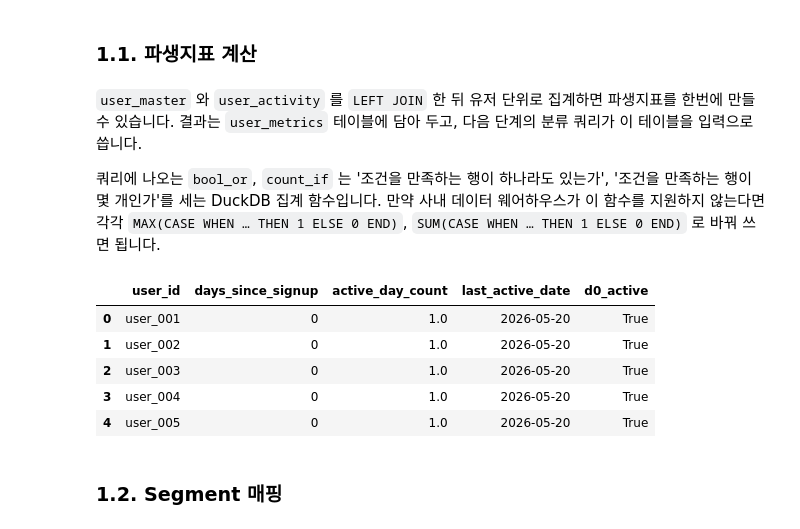
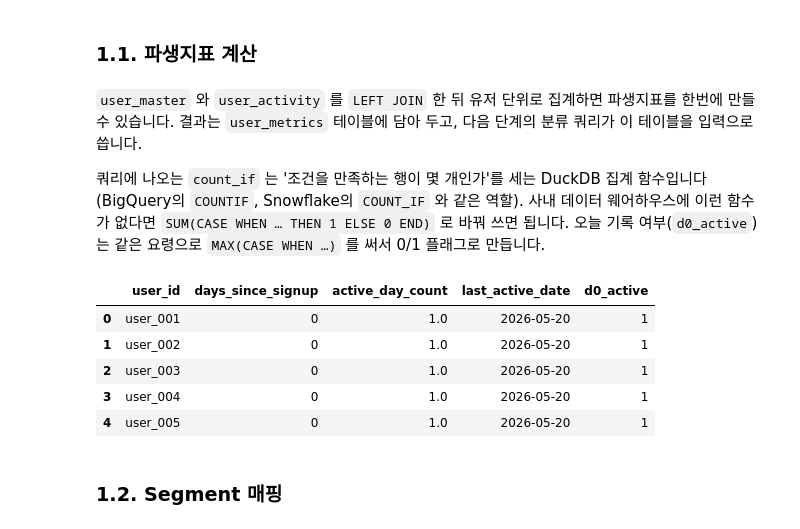
Before and after one commit to duilee/data_analysis_101, a Jupyter notebook: 01_DAU_차트를_봐서는_DAU를_올릴_수_없다/dau_segment.ipynb, the cells around one changed output. Drawn from its saved outputs; the diff is of its cells as text; code cells hidden in the pictures.

```diff
--- a/01_DAU_차트를_봐서는_DAU를_올릴_수_없다/dau_segment.ipynb
+++ b/01_DAU_차트를_봐서는_DAU를_올릴_수_없다/dau_segment.ipynb
@@ -101,37 +100,38 @@ Note: you may need to restart the kernel to use updated packages.
 한번에 만들 수 있습니다. 결과는 `user_metrics` 테이블에 담아 두고, 다음 단계의 분류 쿼리가
 이 테이블을 입력으로 씁니다.
 
-쿼리에 나오는 `bool_or`, `count_if` 는 '조건을 만족하는 행이 하나라도 있는가',
-'조건을 만족하는 행이 몇 개인가'를 세는 DuckDB 집계 함수입니다. 만약 사내 데이터
-웨어하우스가 이 함수를 지원하지 않는다면 각각 `MAX(CASE WHEN … THEN 1 ELSE 0 END)`,
-`SUM(CASE WHEN … THEN 1 ELSE 0 END)` 로 바꿔 쓰면 됩니다.
+쿼리에 나오는 `count_if` 는 '조건을 만족하는 행이 몇 개인가'를 세는 DuckDB 집계 함수입니다
+(BigQuery의 `COUNTIF`, Snowflake의 `COUNT_IF` 와 같은 역할). 사내 데이터 웨어하우스에 이런 함수가
+없다면 `SUM(CASE WHEN … THEN 1 ELSE 0 END)` 로 바꿔 쓰면 됩니다. 오늘 기록 여부(`d0_active`)는
+같은 요령으로 `MAX(CASE WHEN …)` 를 써서 0/1 플래그로 만듭니다.
 # %%
 # 파생지표 — user_master 와 user_activity 를 LEFT JOIN 해 유저 단위로 집계
-con.execute("""
+con.execute(f"""
 CREATE OR REPLACE TABLE user_metrics AS
 SELECT
   m.user_id,
   -- 1. 가입(첫 기록) 후 며칠째인가 (가입 당일 = 0)
-  datediff('day', m.first_active_date, DATE '2026-05-20') AS days_since_signup,
+  datediff('day', m.first_active_date, DATE '{TARGET}') AS days_since_signup,
   -- 2. 최근 7일(기준일 포함) 기록 일수
-  count_if(a.event_date BETWEEN DATE '2026-05-20' - INTERVAL 6 DAY
-                            AND DATE '2026-05-20') AS active_day_count,
+  count_if(a.event_date BETWEEN DATE '{TARGET}' - INTERVAL 6 DAY
+                            AND DATE '{TARGET}') AS active_day_count,
   -- 3. 마지막 기록일 (가입 당일 기록이 보장되므로 항상 존재)
-  max(CASE WHEN a.event_date <= DATE '2026-05-20'
+  max(CASE WHEN a.event_date <= DATE '{TARGET}'
       THEN a.event_date END) AS last_active_date,
   -- (+) 오늘 기록 여부
-  bool_or(a.event_date = DATE '2026-05-20') AS d0_active
+  max(CASE WHEN a.event_date = DATE '{TARGET}'
+      THEN 1 ELSE 0 END) AS d0_active
 FROM user_master m LEFT JOIN user_activity a USING (user_id)
 GROUP BY m.user_id, m.first_active_date
 """)
 con.execute("SELECT * FROM user_metrics ORDER BY user_id").df().head()
 # %% [output]
 |  | user_id | days_since_signup | active_day_count | last_active_date | d0_active |
-| 0 | user_001 | 0 | 1.0 | 2026-05-20 | True |
-| 1 | user_002 | 0 | 1.0 | 2026-05-20 | True |
-| 2 | user_003 | 0 | 1.0 | 2026-05-20 | True |
-| 3 | user_004 | 0 | 1.0 | 2026-05-20 | True |
-| 4 | user_005 | 0 | 1.0 | 2026-05-20 | True |
+| 0 | user_001 | 0 | 1.0 | 2026-05-20 | 1 |
+| 1 | user_002 | 0 | 1.0 | 2026-05-20 | 1 |
+| 2 | user_003 | 0 | 1.0 | 2026-05-20 | 1 |
+| 3 | user_004 | 0 | 1.0 | 2026-05-20 | 1 |
+| 4 | user_005 | 0 | 1.0 | 2026-05-20 | 1 |
 # %% [markdown]
 ### 1.2. Segment 매핑
 # %% [markdown]
```
Also changed, not shown: parts of 24 cells of this notebook, 9 other files.
